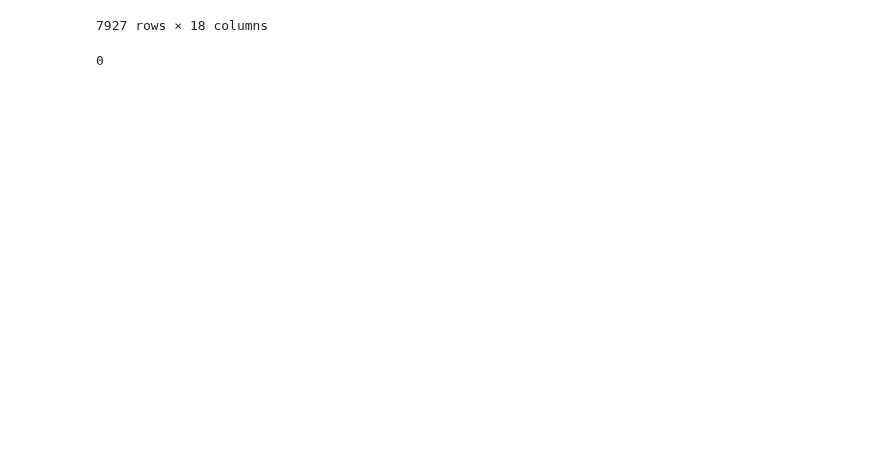
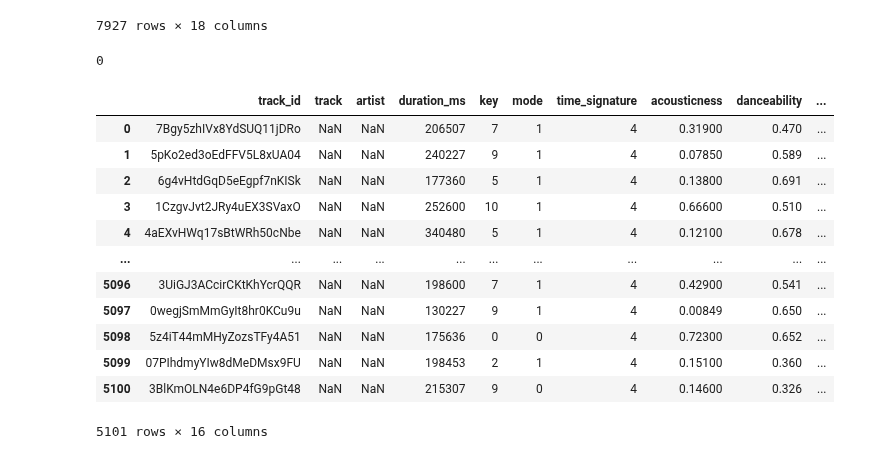
Before and after one commit to jeugenio103/Project-4, a Jupyter notebook: Lyric and Genre Data Collection/big_data_extract_transform.ipynb, the cells around one changed output. Cells and saved outputs as stored; diff of their text form; code cells hidden in the pictures; blank space fills up the shorter version.

```diff
--- a/Lyric and Genre Data Collection/big_data_extract_transform.ipynb
+++ b/Lyric and Genre Data Collection/big_data_extract_transform.ipynb
@@ -632,3 +632,21 @@ final_df.to_csv('../Test-Data/final_genre_8k.csv',sep=',')
 final_df.duplicated().sum()
 # %% [output]
 0
+# %%
+df3 = read_csv_clean('../Test-Data/df3.csv')
+# %%
+df3
+# %% [output]
+|  | track_id | track | artist | duration_ms | key | mode | time_signature | acousticness | danceability | ... |
+| 0 | 7Bgy5zhIVx8YdSUQ11jDRo | NaN | NaN | 206507 | 7 | 1 | 4 | 0.31900 | 0.470 | ... |
+| 1 | 5pKo2ed3oEdFFV5L8xUA04 | NaN | NaN | 240227 | 9 | 1 | 4 | 0.07850 | 0.589 | ... |
+| 2 | 6g4vHtdGqD5eEgpf7nKISk | NaN | NaN | 177360 | 5 | 1 | 4 | 0.13800 | 0.691 | ... |
+| 3 | 1CzgvJvt2JRy4uEX3SVaxO | NaN | NaN | 252600 | 10 | 1 | 4 | 0.66600 | 0.510 | ... |
+| 4 | 4aEXvHWq17sBtWRh50cNbe | NaN | NaN | 340480 | 5 | 1 | 4 | 0.12100 | 0.678 | ... |
+| ... | ... | ... | ... | ... | ... | ... | ... | ... | ... | ... |
+| 5096 | 3UiGJ3ACcirCKtKhYcrQQR | NaN | NaN | 198600 | 7 | 1 | 4 | 0.42900 | 0.541 | ... |
+| 5097 | 0wegjSmMmGyIt8hr0KCu9u | NaN | NaN | 130227 | 9 | 1 | 4 | 0.00849 | 0.650 | ... |
+| 5098 | 5z4iT44mMHyZozsTFy4A51 | NaN | NaN | 175636 | 0 | 0 | 4 | 0.72300 | 0.652 | ... |
+| 5099 | 07PIhdmyYIw8dMeDMsx9FU | NaN | NaN | 198453 | 2 | 1 | 4 | 0.15100 | 0.360 | ... |
+| 5100 | 3BlKmOLN4e6DP4fG9pGt48 | NaN | NaN | 215307 | 9 | 0 | 4 | 0.14600 | 0.326 | ... |
+5101 rows × 16 columns
```
Also changed, not shown: parts of 17 cells of this notebook, 9 other files.
